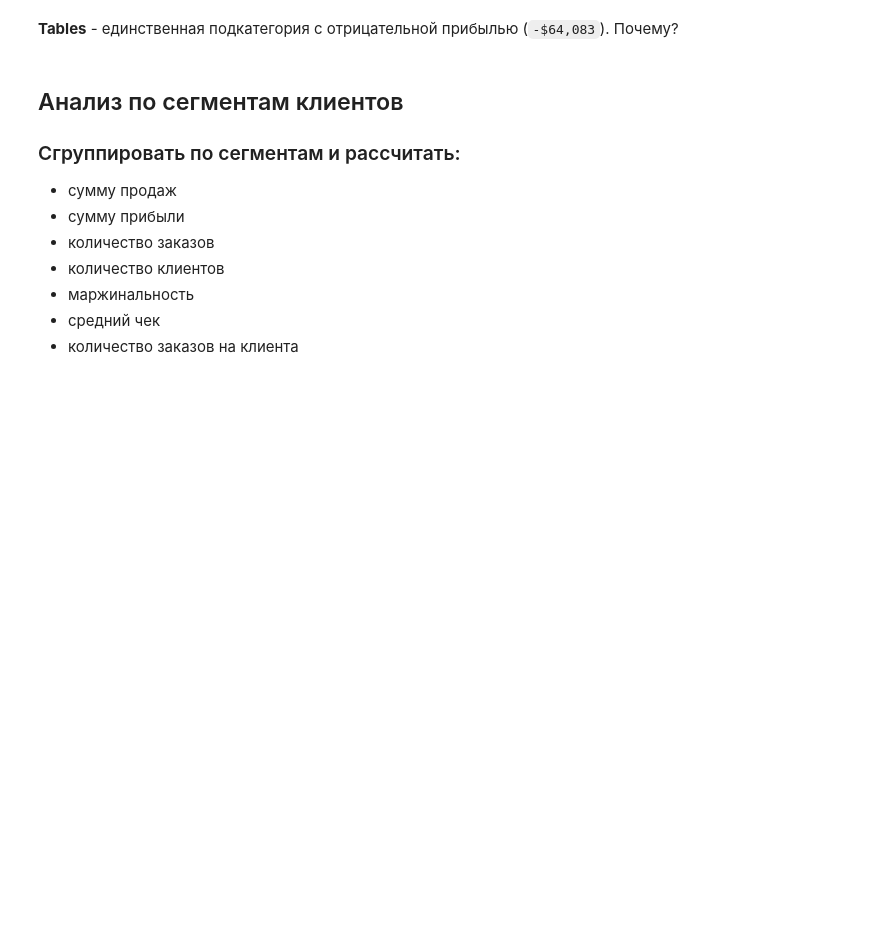
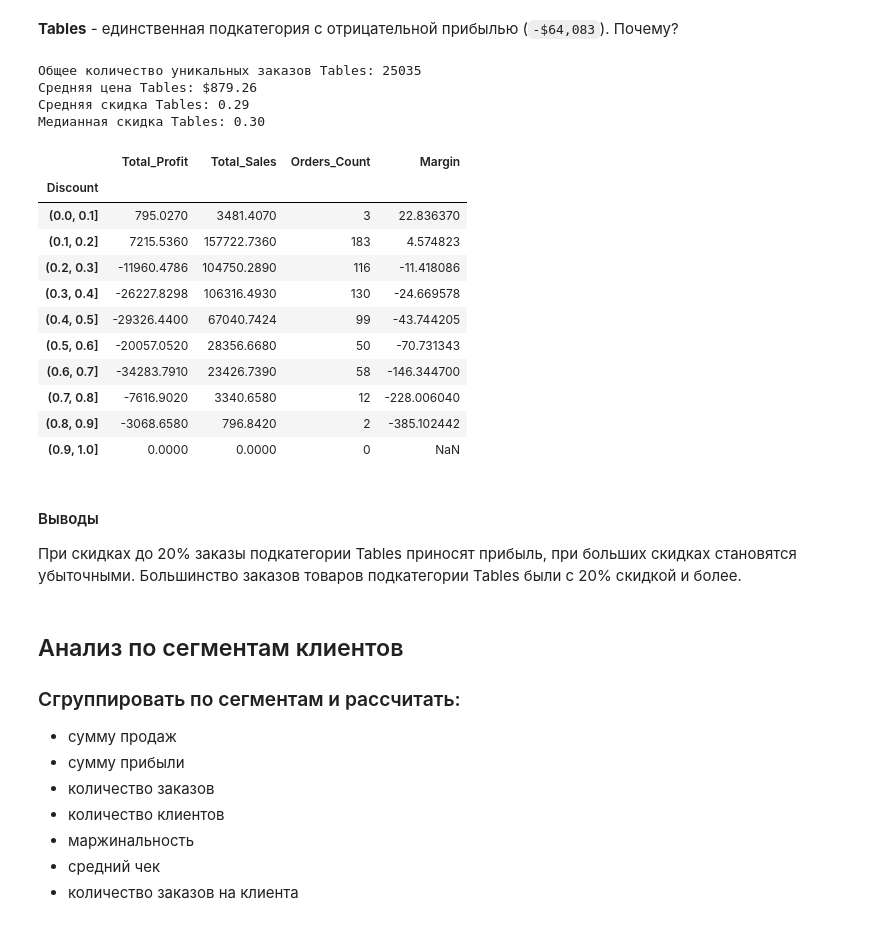
Before and after one commit to AlexanderSh11/powerbi-sales-dashboard-global-superstore, a Jupyter notebook: notebooks/01_eda_and_data_preparation.ipynb, the cells around one changed output. Saved outputs shown, nothing was run; the diff lists cells and outputs as text; code cells hidden in the pictures; blank space fills up the shorter version.

Commit message:
Причины убытков Tables, исследование сегментов покупателей

```diff
--- a/notebooks/01_eda_and_data_preparation.ipynb
+++ b/notebooks/01_eda_and_data_preparation.ipynb
@@ -452,6 +452,51 @@ print(f"Средняя прибыль: ${avg_profit:,.0f}")
 | Красный  | Низкие продажи, низкая прибыль   | Поддерживать, не вкладывать много         | Labels, Binders, Paper, Art, Furnishings, Envelopes, Supplies, Fasteners |
 # %% [markdown]
 **Tables** - единственная подкатегория с отрицательной прибылью (`-$64,083`). Почему?
+# %%
+tables_data = data_processed[data_processed["Sub-Category"] == "Tables"]
+
+tables_orders_count = tables_data["Order ID"].nunique()
+tables_mean_sales = tables_data["Sales"].mean()
+tables_mean_discount = tables_data["Discount"].mean()
+tables_median_discount = tables_data["Discount"].median()
+
+print(f"Общее количество уникальных заказов Tables: {orders_count}")
+print(f"Средняя цена Tables: ${tables_mean_sales:,.2f}")
+print(f"Средняя скидка Tables: {tables_mean_discount:,.2f}")
+print(f"Медианная скидка Tables: {tables_median_discount:,.2f}")
+# %% [output]
+Общее количество уникальных заказов Tables: 25035
+Средняя цена Tables: $879.26
+Средняя скидка Tables: 0.29
+Медианная скидка Tables: 0.30
+# %%
+tables_discount_groups = tables_data.groupby(pd.cut(tables_data["Discount"], bins=np.arange(0.0, 1.1, 0.1))).agg({
+    "Profit": "sum",
+    "Sales": "sum",
+    "Order ID": "count"
+})
+tables_discount_groups.columns = ["Total_Profit", "Total_Sales", "Orders_Count"]
+
+tables_discount_groups["Margin"] = tables_discount_groups["Total_Profit"] / tables_discount_groups["Total_Sales"] * 100
+
+tables_discount_groups
+# %% [output]
+|  | Total_Profit | Total_Sales | Orders_Count | Margin |
+| Discount |  |  |  |  |
+| (0.0, 0.1] | 795.0270 | 3481.4070 | 3 | 22.836370 |
+| (0.1, 0.2] | 7215.5360 | 157722.7360 | 183 | 4.574823 |
+| (0.2, 0.3] | -11960.4786 | 104750.2890 | 116 | -11.418086 |
+| (0.3, 0.4] | -26227.8298 | 106316.4930 | 130 | -24.669578 |
+| (0.4, 0.5] | -29326.4400 | 67040.7424 | 99 | -43.744205 |
+| (0.5, 0.6] | -20057.0520 | 28356.6680 | 50 | -70.731343 |
+| (0.6, 0.7] | -34283.7910 | 23426.7390 | 58 | -146.344700 |
+| (0.7, 0.8] | -7616.9020 | 3340.6580 | 12 | -228.006040 |
+| (0.8, 0.9] | -3068.6580 | 796.8420 | 2 | -385.102442 |
+| (0.9, 1.0] | 0.0000 | 0.0000 | 0 | NaN |
+# %% [markdown]
+#### Выводы
+
+При скидках до 20% заказы подкатегории Tables приносят прибыль, при больших скидках становятся убыточными. Большинство заказов товаров подкатегории Tables были с 20% скидкой и более.
 # %% [markdown]
 ## Анализ по сегментам клиентов
 
```
Also changed, not shown: parts of 2 cells of this notebook.
